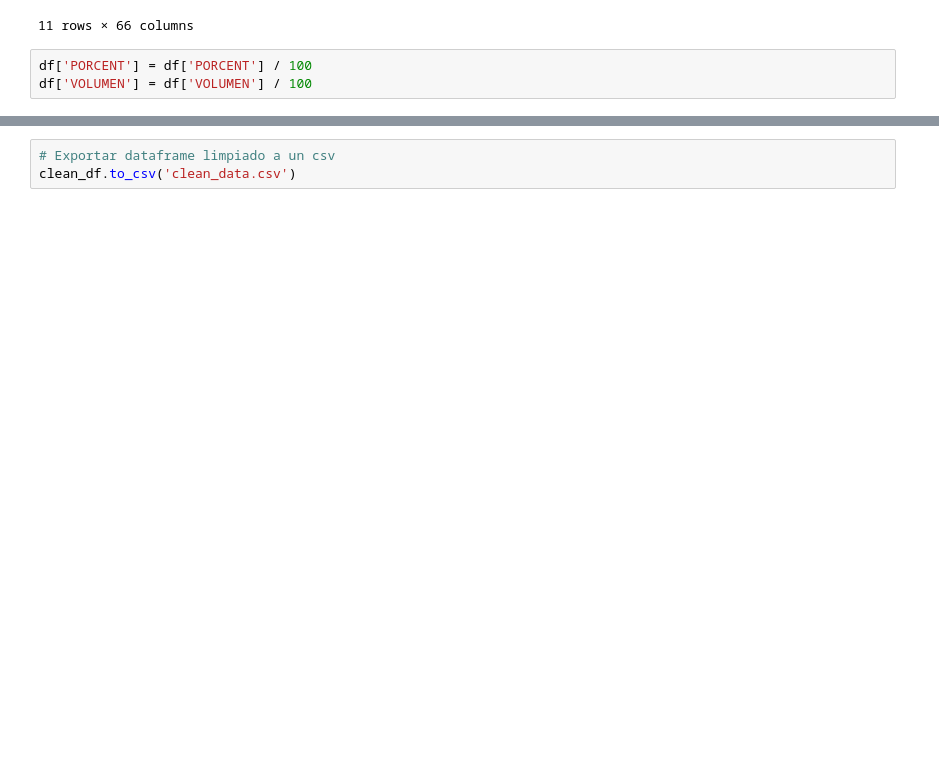
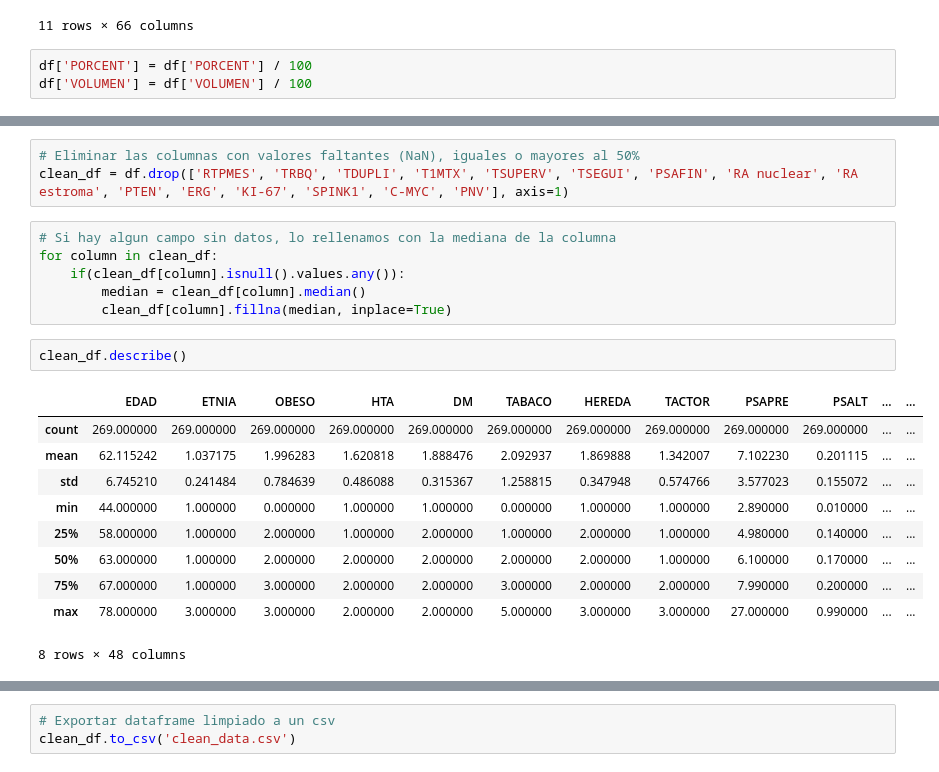
Before and after one commit to potchi23/TFG-UroAnalytics, a Jupyter notebook: src/backend/dataCleaning.ipynb, the cells around one changed output, grey strips where cells are left out. Drawn from its saved outputs; the diff is of its cells as text; blank space fills up the shorter version.

Commit message:
Actualización notebook limpieza de datos

```diff
--- a/src/backend/dataCleaning.ipynb
+++ b/src/backend/dataCleaning.ipynb
@@ -130,0 +116,22 @@ Index(['FECHACIR', 'EDAD', 'ETNIA', 'OBESO', 'HTA', 'DM', 'TABACO', 'HEREDA',
+# %%
+# Eliminar las columnas con valores faltantes (NaN), iguales o mayores al 50%
+clean_df = df.drop(['RTPMES', 'TRBQ', 'TDUPLI', 'T1MTX', 'TSUPERV', 'TSEGUI', 'PSAFIN', 'RA nuclear', 'RA estroma', 'PTEN', 'ERG', 'KI-67', 'SPINK1', 'C-MYC', 'PNV'], axis=1)
+# %%
+# Si hay algun campo sin datos, lo rellenamos con la mediana de la columna
+for column in clean_df:
+    if(clean_df[column].isnull().values.any()):
+        median = clean_df[column].median()
+        clean_df[column].fillna(median, inplace=True)
+# %%
+clean_df.describe()
+# %% [output]
+|  | EDAD | ETNIA | OBESO | HTA | DM | TABACO | HEREDA | TACTOR | PSAPRE | PSALT | ... | ... |
+| count | 269.000000 | 269.000000 | 269.000000 | 269.000000 | 269.000000 | 269.000000 | 269.000000 | 269.000000 | 269.000000 | 269.000000 | ... | ... |
+| mean | 62.115242 | 1.037175 | 1.996283 | 1.620818 | 1.888476 | 2.092937 | 1.869888 | 1.342007 | 7.102230 | 0.201115 | ... | ... |
+| std | 6.745210 | 0.241484 | 0.784639 | 0.486088 | 0.315367 | 1.258815 | 0.347948 | 0.574766 | 3.577023 | 0.155072 | ... | ... |
+| min | 44.000000 | 1.000000 | 0.000000 | 1.000000 | 1.000000 | 0.000000 | 1.000000 | 1.000000 | 2.890000 | 0.010000 | ... | ... |
+| 25% | 58.000000 | 1.000000 | 2.000000 | 1.000000 | 2.000000 | 1.000000 | 2.000000 | 1.000000 | 4.980000 | 0.140000 | ... | ... |
+| 50% | 63.000000 | 1.000000 | 2.000000 | 2.000000 | 2.000000 | 2.000000 | 2.000000 | 1.000000 | 6.100000 | 0.170000 | ... | ... |
+| 75% | 67.000000 | 1.000000 | 3.000000 | 2.000000 | 2.000000 | 3.000000 | 2.000000 | 2.000000 | 7.990000 | 0.200000 | ... | ... |
+| max | 78.000000 | 3.000000 | 3.000000 | 2.000000 | 2.000000 | 5.000000 | 3.000000 | 3.000000 | 27.000000 | 0.990000 | ... | ... |
+8 rows × 48 columns
```
Also changed, not shown: parts of 4 cells of this notebook, 1 other file.
